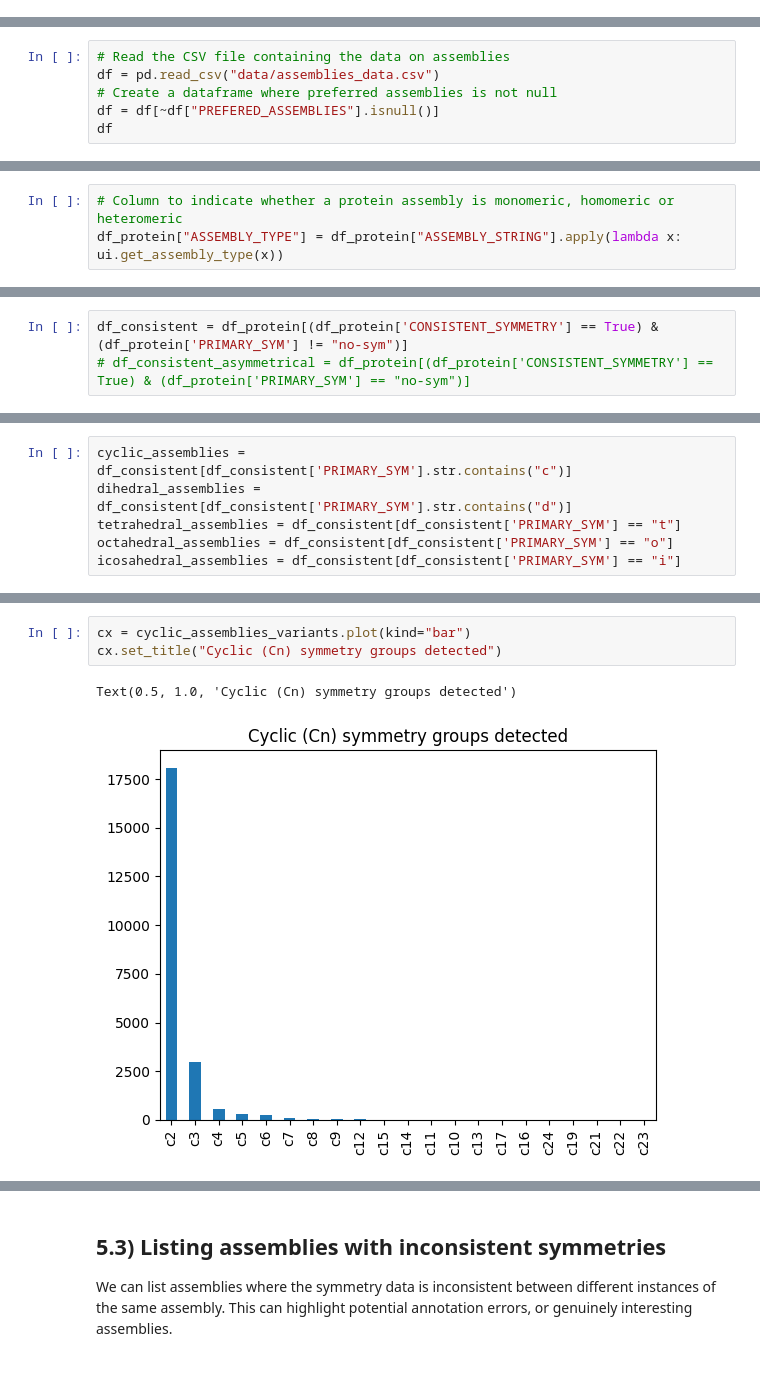
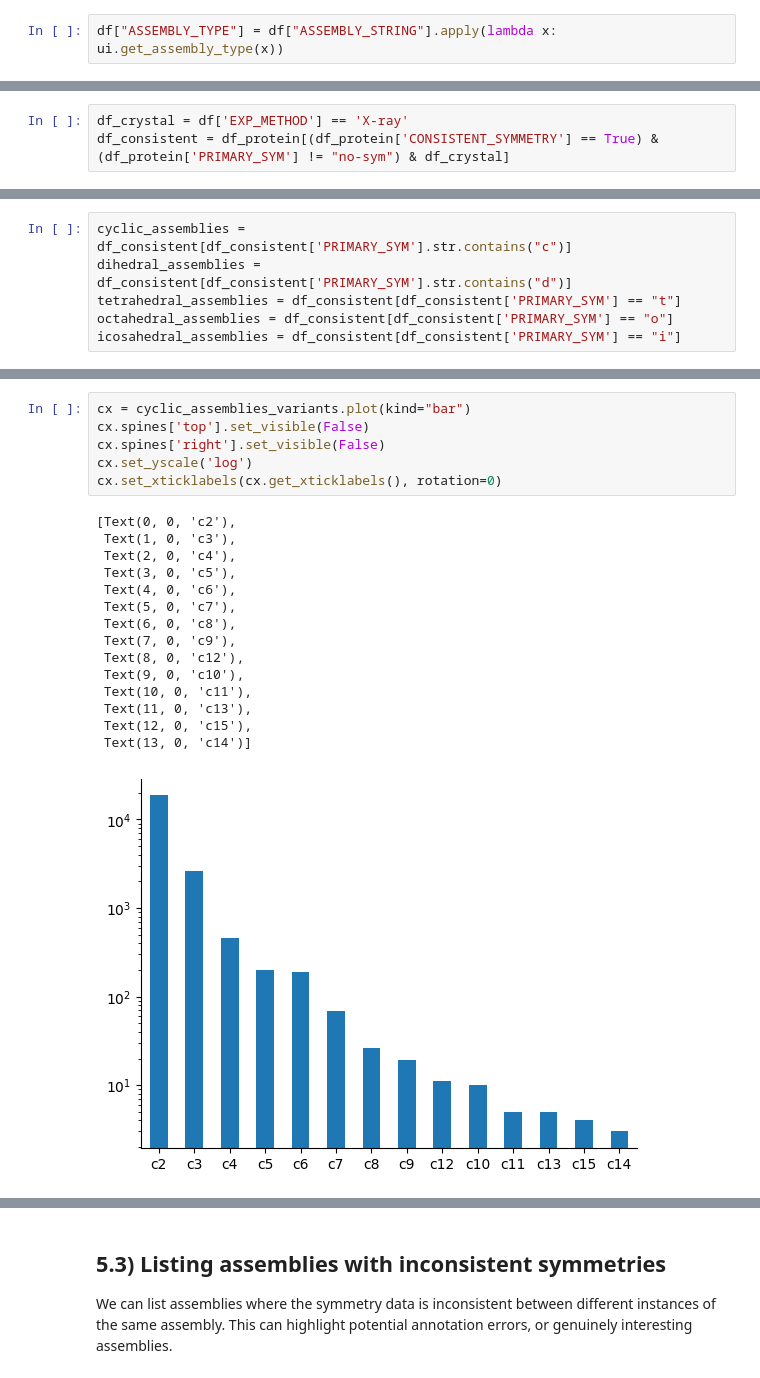
Before and after one commit to PDBe-KB/pdbe-assemblies-analysis, a Jupyter notebook: assemblies_analysis.ipynb, the cells around one changed output, grey strips where cells are left out. Saved outputs shown, nothing was run; the diff lists cells and outputs as text.

```diff
--- a/assemblies_analysis.ipynb
+++ b/assemblies_analysis.ipynb
@@ -38,3 +79,5 @@ from scripts.constants import UNIPROT_PATTERN, RFAM_PATTERN, RIBOSOMES_RFAM_MAPP
+# %%
+df["ASSEMBLY_TYPE"] = df["ASSEMBLY_STRING"].apply(lambda x: ui.get_assembly_type(x))
 # %% [markdown]
 ## 1) Assemblies analysis
 
@@ -44,6 +84,0 @@ This section contains some general analyses that were carried out on assemblies
-# %%
-# Read the CSV file containing the data on assemblies
-df = pd.read_csv("data/assemblies_data.csv")
-# Create a dataframe where preferred assemblies is not null
-df = df[~df["PREFERED_ASSEMBLIES"].isnull()]
-df
@@ -340,6 +358,3 @@ A monomeric assembly is defined as an assembly that consists of a single subunit
-# %%
-# Column to indicate whether a protein assembly is monomeric, homomeric or heteromeric
-df_protein["ASSEMBLY_TYPE"] = df_protein["ASSEMBLY_STRING"].apply(lambda x: ui.get_assembly_type(x))
 # %%
 # Create a dataframe to represent monomeric protein assemblies
 df_protein_monomeric = df_protein[df_protein["ASSEMBLY_TYPE"] == "monomeric"]
@@ -829,8 +934,8 @@ df_protein["PRIMARY_SYM"] = df_protein["SYMMETRY_OPS"].apply(lambda x: ui.most_f
 # %% [markdown]
 ## 5.2) Symmetry statistics
 # %%
-df_consistent = df_protein[(df_protein['CONSISTENT_SYMMETRY'] == True) & (df_protein['PRIMARY_SYM'] != "no-sym")]
-# df_consistent_asymmetrical = df_protein[(df_protein['CONSISTENT_SYMMETRY'] == True) & (df_protein['PRIMARY_SYM'] == "no-sym")]
+df_crystal = df['EXP_METHOD'] == 'X-ray'
+df_consistent = df_protein[(df_protein['CONSISTENT_SYMMETRY'] == True) & (df_protein['PRIMARY_SYM'] != "no-sym") & df_crystal]
 # %%
 print(f"There are {df_consistent.shape[0]} unique assemblies that have a symmetry")
 # %% [output]
@@ -869,10 +972,26 @@ c23        1
 Name: PRIMARY_SYM, dtype: int64
 # %%
 cx = cyclic_assemblies_variants.plot(kind="bar")
-cx.set_title("Cyclic (Cn) symmetry groups detected")
+cx.spines['top'].set_visible(False)
+cx.spines['right'].set_visible(False)
+cx.set_yscale('log')
+cx.set_xticklabels(cx.get_xticklabels(), rotation=0)
 # %% [output]
-Text(0.5, 1.0, 'Cyclic (Cn) symmetry groups detected')
+[Text(0, 0, 'c2'),
+ Text(1, 0, 'c3'),
+ Text(2, 0, 'c4'),
+ Text(3, 0, 'c5'),
+ Text(4, 0, 'c6'),
+ Text(5, 0, 'c7'),
+ Text(6, 0, 'c8'),
+ Text(7, 0, 'c9'),
+ Text(8, 0, 'c12'),
+ Text(9, 0, 'c10'),
+ Text(10, 0, 'c11'),
+ Text(11, 0, 'c13'),
+ Text(12, 0, 'c15'),
+ Text(13, 0, 'c14')]
-[figure, old version]
+[figure, new version]
 # %%
 # Show all the dihedral assemblies variants
 dihedral_assemblies_variants = dihedral_assemblies['PRIMARY_SYM'].value_counts()
```
Also changed, not shown: parts of 107 cells of this notebook.
